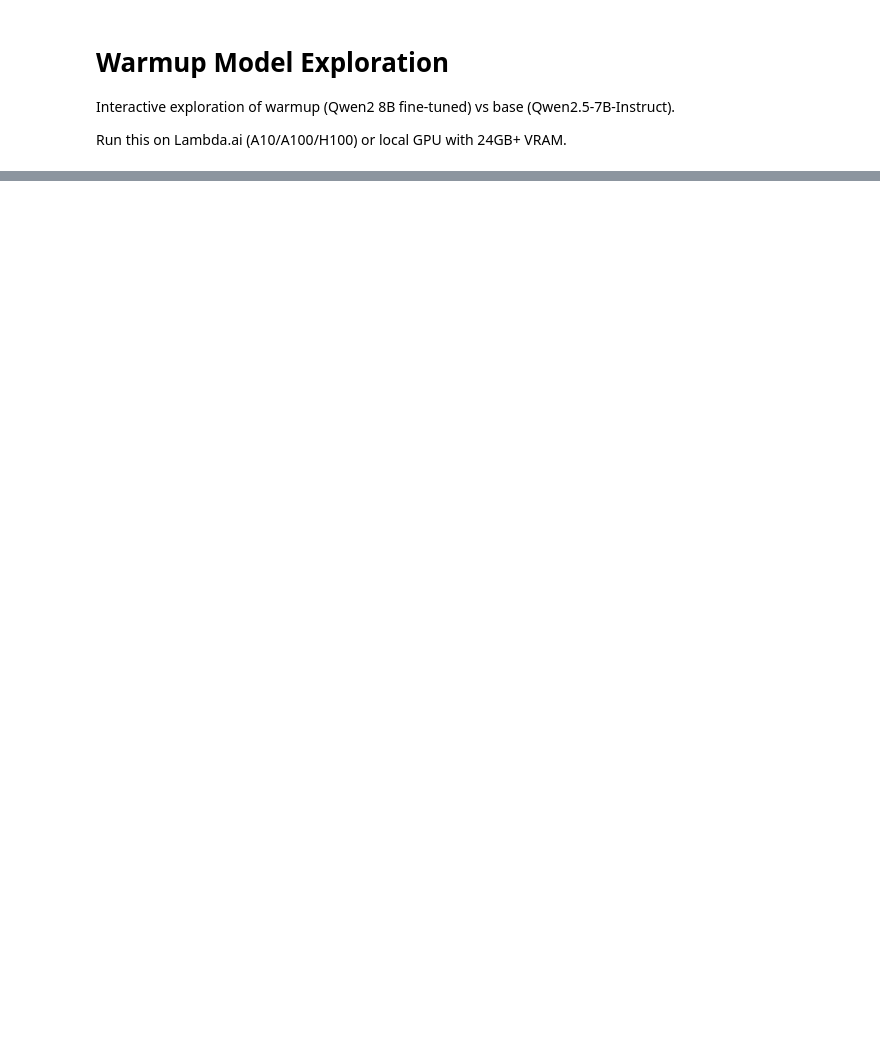
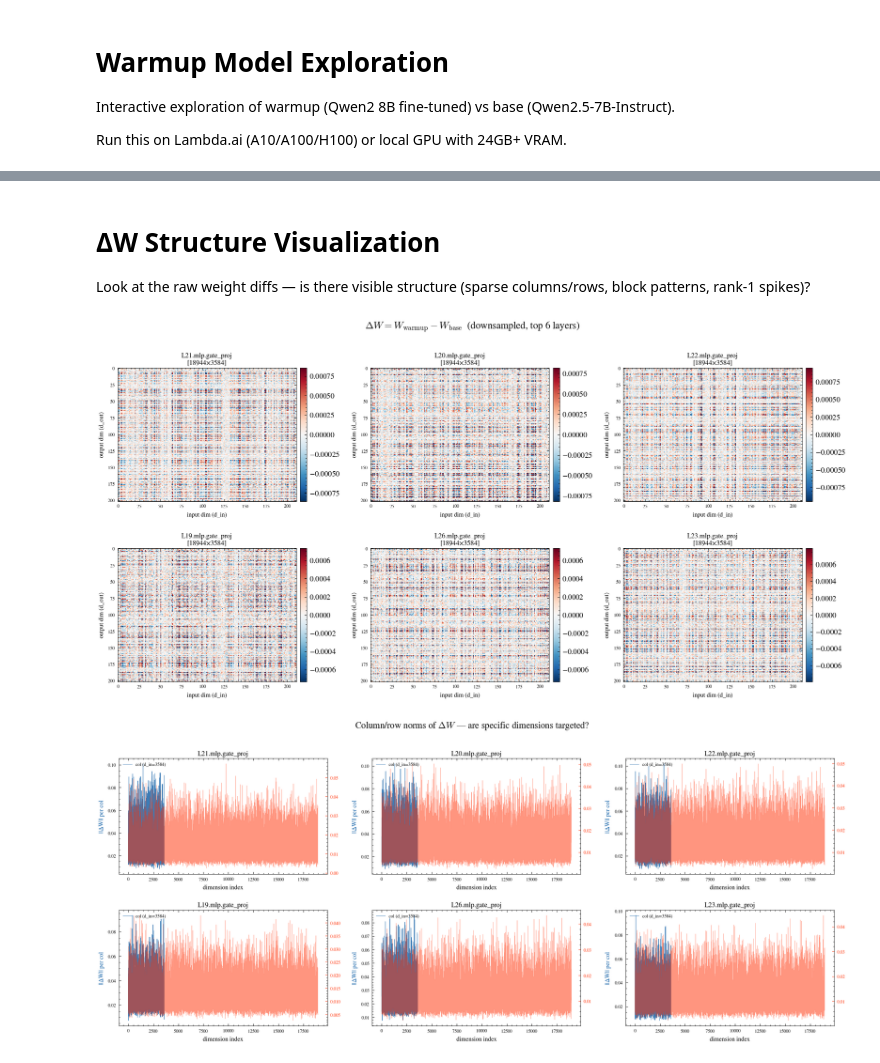
Before and after one commit to Saladino93/jsllm, a Jupyter notebook: playground/warmup_explore.ipynb, the cells around one changed output, grey strips where cells are left out. Drawn from its saved outputs; the diff is of its cells as text; code cells hidden in the pictures; blank space fills up the shorter version.

```diff
--- a/playground/warmup_explore.ipynb
+++ b/playground/warmup_explore.ipynb
@@ -99,0 +330,69 @@ for score, idx in zip(top_up.values, top_up.indices):
+# %% [markdown]
+# ΔW Structure Visualization
+
+Look at the raw weight diffs — is there visible structure (sparse columns/rows, block patterns, rank-1 spikes)?
+# %%
+import matplotlib.pyplot as plt
+import scienceplots
+plt.style.use(['science', 'no-latex'])
+
+# Visualize ΔW for the top-6 most changed layers
+fig, axes = plt.subplots(2, 3, figsize=(14, 7), dpi=150)
+
+for idx, layer_name in enumerate(top_layers):
+    delta = (warmup_params[layer_name].detach() - base_params[layer_name].detach()).cpu().float()
+    ax = axes[idx // 3, idx % 3]
+
+    # Downsample for visualization (full matrix is 18944x3584)
+    # Take every Nth row/col to get ~200x200
+    dr = max(1, delta.shape[0] // 200)
+    dc = max(1, delta.shape[1] // 200)
+    delta_ds = delta[::dr, ::dc].numpy()
+
+    vmax = np.percentile(np.abs(delta_ds), 99)
+    im = ax.imshow(delta_ds, aspect='auto', cmap='RdBu_r', vmin=-vmax, vmax=vmax,
+                   interpolation='nearest')
+
+    short = layer_name.replace('model.layers.', 'L').replace('.weight', '')
+    ax.set_title(f'{short}\n[{delta.shape[0]}×{delta.shape[1]}]', fontsize=9, pad=4)
+    ax.set_xlabel('input dim (d_in)', fontsize=8)
+    ax.set_ylabel('output dim (d_out)', fontsize=8)
+    ax.tick_params(labelsize=6)
+    plt.colorbar(im, ax=ax, fraction=0.04, pad=0.02)
+
+fig.suptitle('$\\Delta W = W_{\\mathrm{warmup}} - W_{\\mathrm{base}}$  (downsampled, top 6 layers)',
+             fontsize=13, y=1.01)
+fig.tight_layout(h_pad=2.0, w_pad=1.5)
+fig.savefig('delta_w_heatmaps.png', dpi=300, bbox_inches='tight', facecolor='white')
+plt.show()
+
+# ── Row/column norms — are specific input/output dims targeted? ──
+fig2, axes2 = plt.subplots(2, 3, figsize=(14, 6), dpi=150)
+
+for idx, layer_name in enumerate(top_layers):
+    delta = (warmup_params[layer_name].detach() - base_params[layer_name].detach()).cpu().float()
+    ax = axes2[idx // 3, idx % 3]
+
+    col_norms = delta.norm(dim=0).numpy()  # per input dim
+    row_norms = delta.norm(dim=1).numpy()  # per output dim
+
+    ax.plot(col_norms, linewidth=0.5, alpha=0.8, label=f'col (d_in={delta.shape[1]})')
+    ax2 = ax.twinx()
+    ax2.plot(row_norms, linewidth=0.3, alpha=0.5, color='C3', label=f'row (d_out={delta.shape[0]})')
+    ax2.tick_params(axis='y', labelsize=6, colors='C3')
+
+    short = layer_name.replace('model.layers.', 'L').replace('.weight', '')
+    ax.set_title(short, fontsize=9, pad=4)
+    ax.set_xlabel('dimension index', fontsize=8)
+    ax.set_ylabel('||ΔW|| per col', fontsize=8, color='C0')
+    ax.tick_params(labelsize=6)
+    ax.legend(fontsize=6, loc='upper left')
+
+fig2.suptitle('Column/row norms of $\\Delta W$ — are specific dimensions targeted?',
+              fontsize=12, y=1.01)
+fig2.tight_layout(h_pad=1.5, w_pad=1.5)
+fig2.savefig('delta_w_norms.png', dpi=300, bbox_inches='tight', facecolor='white')
+plt.show()
+# %% [output]
+[figure, added]
+[figure, added]
```
Also changed, not shown: parts of 28 cells of this notebook, 17 other files.
